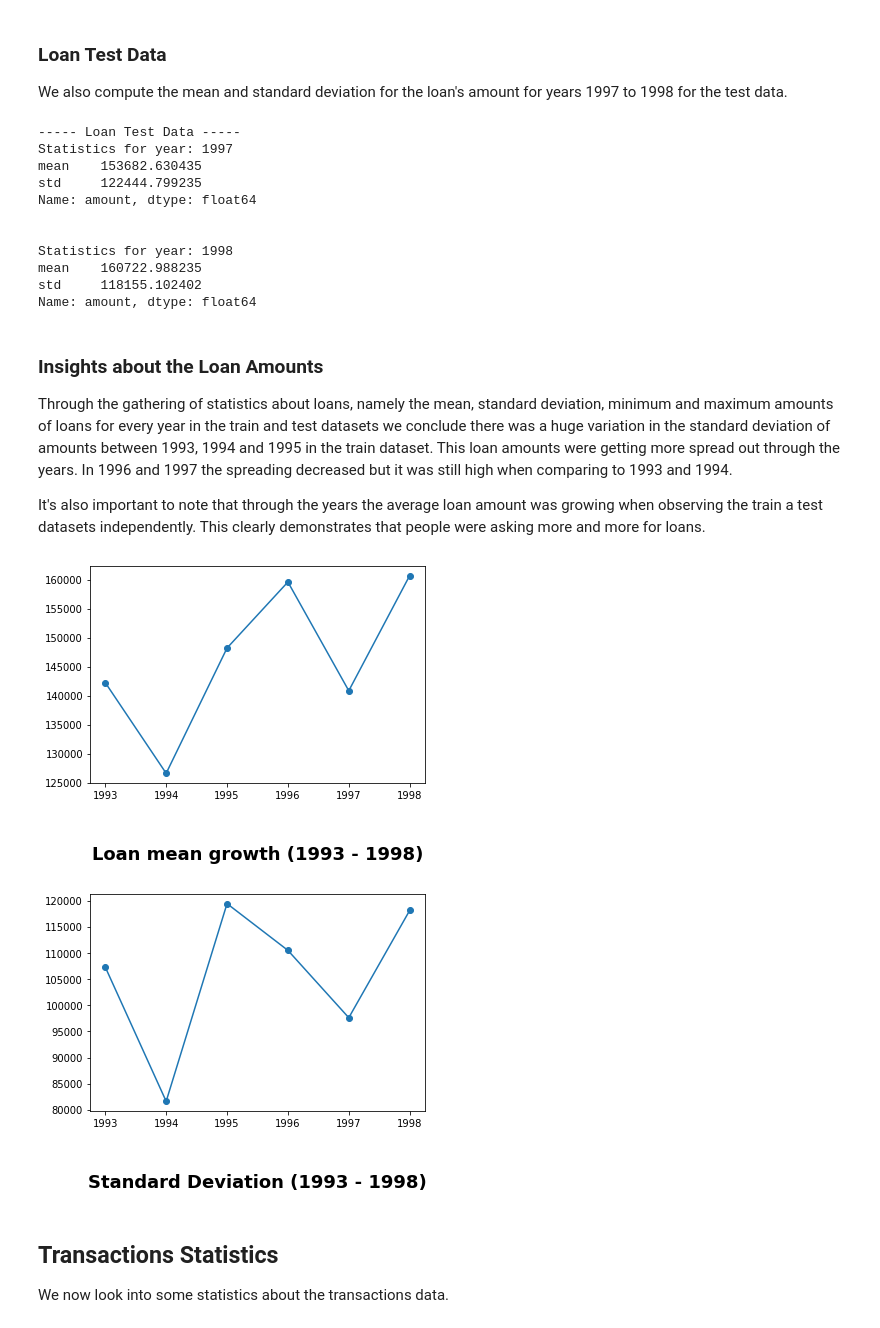
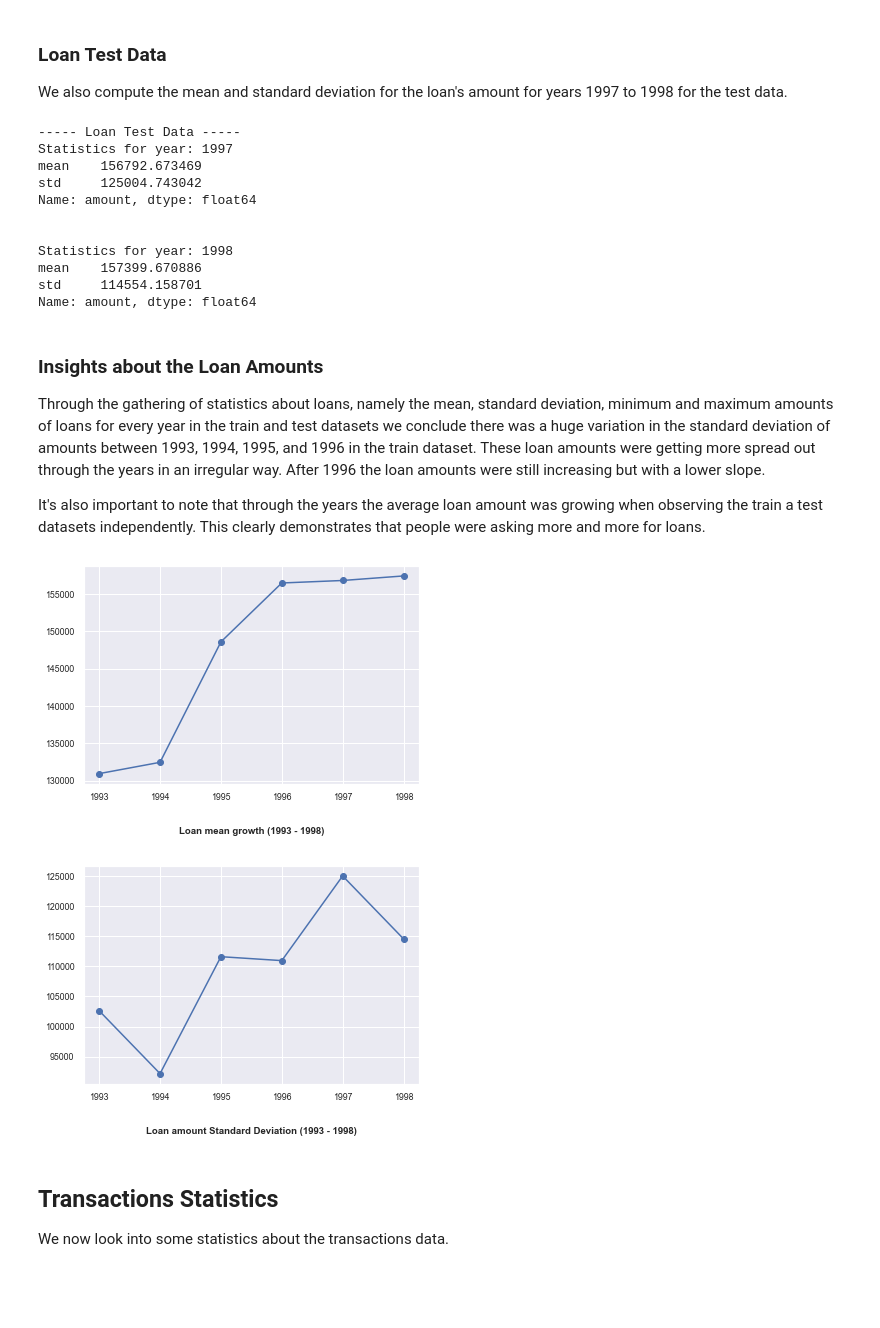
Before and after one commit to 2dukes/PROJ_AC_2122, a Jupyter notebook: dataUnderstanding.ipynb, the cells around one changed output. Drawn from its saved outputs; the diff is of its cells as text; code cells hidden in the pictures; blank space fills up the shorter version.

Commit message:
Fix: Loan mean growth and STD plots.

```diff
--- a/dataUnderstanding.ipynb
+++ b/dataUnderstanding.ipynb
@@ -151,11 +151,11 @@ loan_train_data = pd.read_csv("./preprocessed/loan_train_data.csv", index_col=0)
 amount_means = []
 amount_stds = []
 
-loan_years = [28, 27, 26, 25, 24]
+loan_years = [12, 11, 10, 9]
 print("----- Loan Train Data -----")
 for year in loan_years:
   loan_data_year = loan_train_data[['amount']].loc[loan_train_data['years_since_loan'] == year]
-  print("Statistics for year: " + str(2021 - year))
+  print("Statistics for year: " + str(2006 - year - 1))
   amount_means.append(loan_data_year.describe()['amount']['mean'])
   amount_stds.append(loan_data_year.describe()['amount']['std'])
   print(loan_data_year.describe()['amount'][['mean', 'std']])
@@ -184,40 +184,36 @@ Name: amount, dtype: float64
 We also compute the mean and standard deviation for the loan's amount for years 1997 to 1998 for the test data.
 # %%
 loan_test_data = pd.read_csv("./preprocessed/loan_test_data.csv", index_col=0)
-loan_years = [24, 23]
+loan_years = [8, 7]
 
 print("----- Loan Test Data -----")
 for year in loan_years:
   loan_data_year = loan_test_data[['years_since_loan', 'amount']].loc[loan_test_data['years_since_loan'] == year]
-  print("Statistics for year: " + str(2021 - year))
+  print("Statistics for year: " + str(2006 - year - 1))
 
   calculated_mean = loan_data_year.describe()['amount']['mean']
   calculated_std = loan_data_year.describe()['amount']['std']
-  if year == 24:
-    amount_means[-1] = (amount_means[-1] + calculated_mean) / 2
-    amount_stds[-1] = (amount_stds[-1] + calculated_std) / 2
-  else:
-    amount_means.append(calculated_mean)
-    amount_stds.append(loan_data_year.describe()['amount']['std'])
+  amount_means.append(calculated_mean)
+  amount_stds.append(loan_data_year.describe()['amount']['std'])
 
   print(loan_data_year.describe()['amount'][['mean', 'std']])
   print("\n")
 # %% [output]
 ----- Loan Test Data -----
 Statistics for year: 1997
-mean    153682.630435
-std     122444.799235
+mean    156792.673469
+std     125004.743042
 Name: amount, dtype: float64
 
 
 Statistics for year: 1998
-mean    160722.988235
-std     118155.102402
+mean    157399.670886
+std     114554.158701
 Name: amount, dtype: float64
 # %% [markdown]
 ### Insights about the Loan Amounts
 
-Through the gathering of statistics about loans, namely the mean, standard deviation, minimum and maximum amounts of loans for every year in the train and test datasets we conclude there was a huge variation in the standard deviation of amounts between 1993, 1994 and 1995 in the train dataset. This loan amounts were getting more spread out through the years. In 1996 and 1997 the spreading decreased but it was still high when comparing to 1993 and 1994.
+Through the gathering of statistics about loans, namely the mean, standard deviation, minimum and maximum amounts of loans for every year in the train and test datasets we conclude there was a huge variation in the standard deviation of amounts between 1993, 1994, 1995, and 1996 in the train dataset. These loan amounts were getting more spread out through the years in an irregular way. After 1996 the loan amounts were still increasing but with a lower slope.
 
 It's also important to note that through the years the average loan amount was growing when observing the train a test datasets independently. This clearly demonstrates that people were asking more and more for loans.
 # %%
@@ -228,16 +224,16 @@ plt.plot(train_years, amount_means)
 plt.xlabel("\n\nLoan mean growth (1993 - 1998)", fontdict={"weight": "bold"})
 plt.show()
 # %% [output]
-[figure, old version]
+[figure, new version]
 # %%
 # Train data - Standar Deviation (1993 - 1998)
 train_years = ["1993", "1994", "1995", "1996", "1997", "1998"]
 plt.scatter(train_years, amount_stds)
 plt.plot(train_years, amount_stds)
-plt.xlabel("\n\nStandard Deviation (1993 - 1998)", fontdict={"weight": "bold"})
+plt.xlabel("\n\nLoan amount Standard Deviation (1993 - 1998)", fontdict={"weight": "bold"})
 plt.show()
 # %% [output]
-[figure, old version]
+[figure, new version]
 # %% [markdown]
 ## Transactions Statistics <a class="anchor" id="transactions-statistics"></a>
 
```
Also changed, not shown: parts of 9 cells of this notebook, 11 other files.
